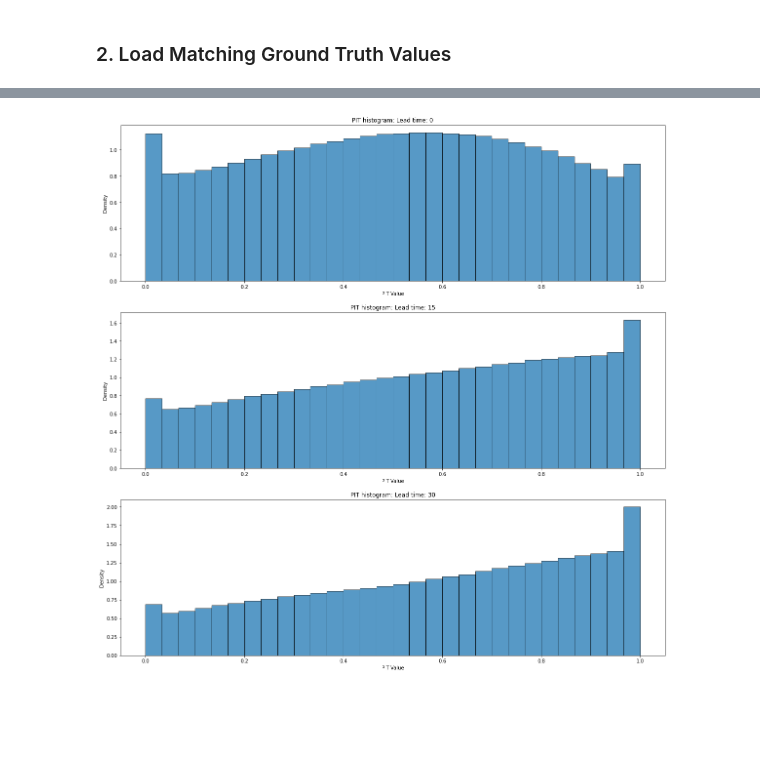
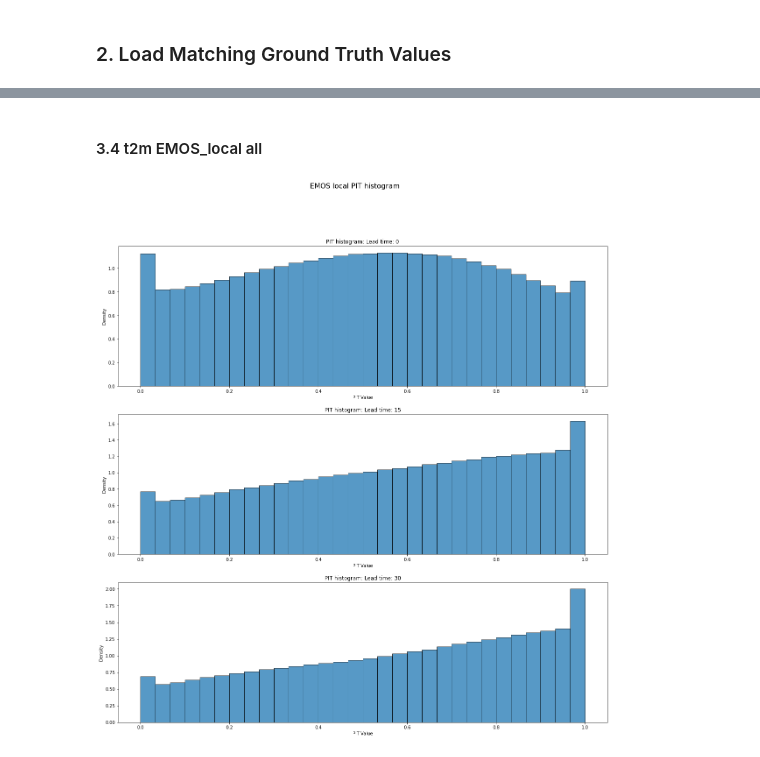
Before and after one commit to cleveryangcong/Bachelor_Thesis, a Jupyter notebook: notebooks/exploratory/2.6-dc-PIT_histograms.ipynb, the cells around one changed output, grey strips where cells are left out. Saved outputs shown, nothing was run; the diff lists cells and outputs as text; code cells hidden in the pictures; blank space fills up the shorter version.

```diff
--- a/notebooks/exploratory/2.6-dc-PIT_histograms.ipynb
+++ b/notebooks/exploratory/2.6-dc-PIT_histograms.ipynb
@@ -65,9 +68,4 @@ ws10_ground_truth = ldpd.load_data_all_test_proc_denorm()[5].ws10_test_truth
 # %%
-import numpy as np
-from scipy.stats import norm
-import matplotlib.pyplot as plt
-
-
 def plot_pit_histogram(pred_array, truth_array, num_bins=100, ax=None):
     """
     Plots the Probability Integral Transform (PIT) Histogram for the predictions and truth values.
@@ -113,20 +111,19 @@ def plot_pit_histogram(pred_array, truth_array, num_bins=100, ax=None):
     # Show the plot if it's on a new axis
     if ax is None:
         plt.show()
+
+
+def plot_pit_histogram_all(pred_arrays, truth_arrays, num_bins=30, ax=None, title=None):
+    fig, axs = plt.subplots(3, 1, figsize=(20, 20))
+    for count, lead in enumerate([1, 16, 31]):
+        plot_pit_histogram(
+            pred_arrays[count],
+            truth_arrays.isel(lead_time=lead).values,
+            num_bins=num_bins,
+            ax=axs[count],
+        )
+        axs[count].set_title(f"PIT histogram: Lead time: {lead - 1}")
+        if title != None:
+            fig.suptitle(title, fontsize=16)
 # %% [output]
 [interactive output not drawn]
-# %%
-def plot_pit_histogram_all(
-    pred_arrays, truth_arrays, num_bins=100, ax=None, title=None
-):
-    fig, axs = plt.subplots(3, 1, figsize=(20, 20))
-    for count, lead in enumerate([1, 16, 31]):
-        plot_pit_histogram(
-            pred_arrays[count],
-            truth_arrays.isel(lead_time=lead).values,
-            num_bins=num_bins,
-            ax=axs[count],
-        )
-        axs[count].set_title(f"PIT histogram: Lead time: {lead - 1}")
-        if title != None:
-            fig.suptitle(title, fontsize=16)
@@ -147,5 +262,12 @@ plot_pit_histogram_all(
+# %% [markdown]
+#### 3.4 t2m EMOS_local all
 # %%
-plot_pit_histogram_all(EMOS_local_t2m_preds, t2m_ground_truth, num_bins=30)
+plot_pit_histogram_all(
+    EMOS_local_t2m_preds,
+    t2m_ground_truth,
+    num_bins=30,
+    title="EMOS local PIT histogram",
+)
 # %% [output]
-[figure, old version]
+[figure, new version]
 [interactive output not drawn]
```
Also changed, not shown: parts of 42 cells of this notebook.
